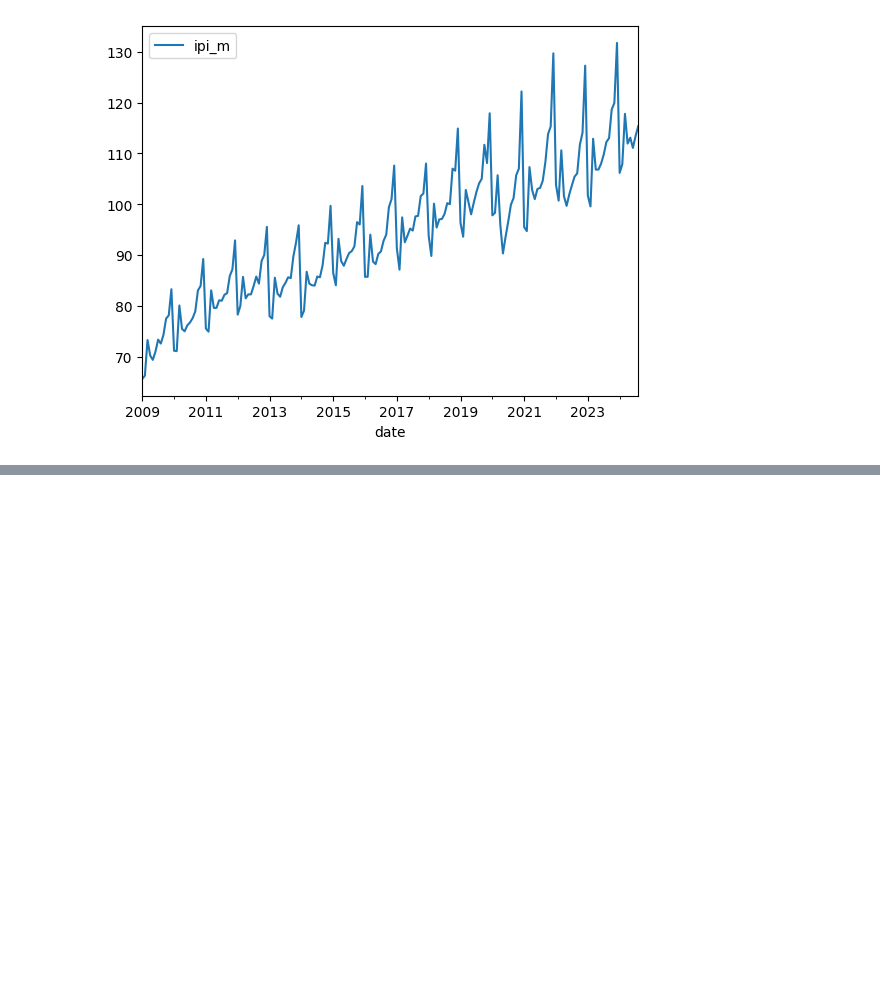
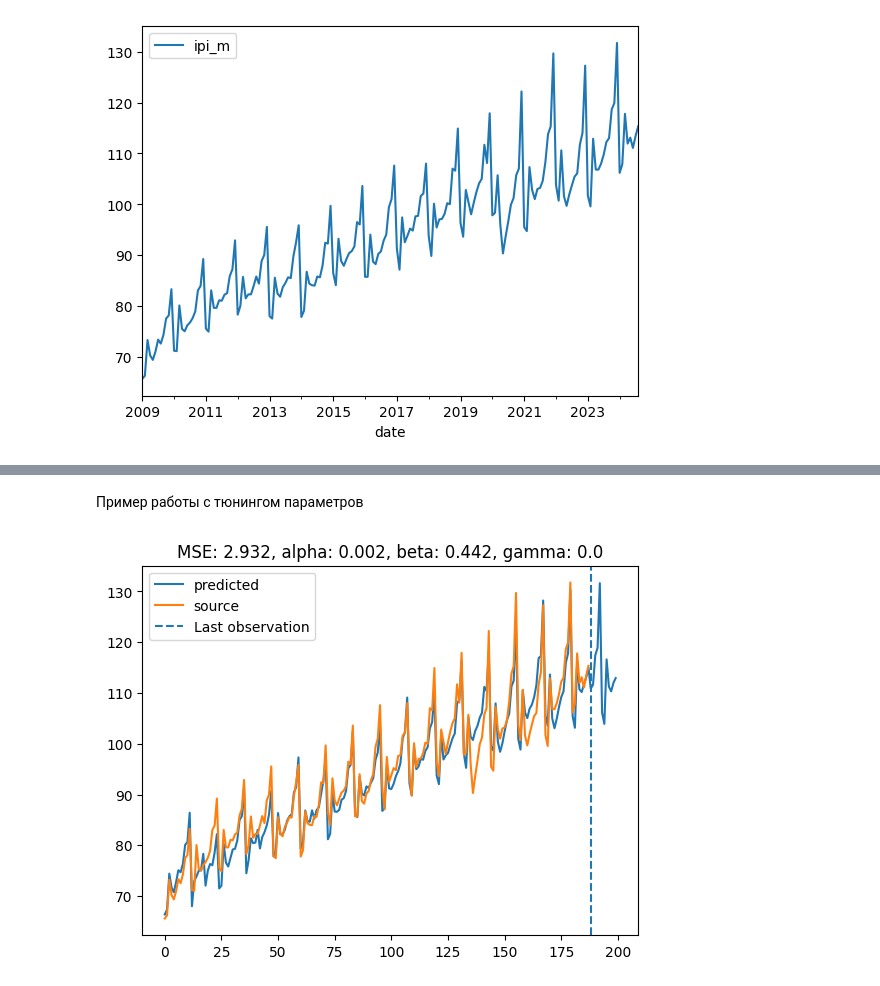
Before and after one commit to KycokOvcharki01/Learning, a Jupyter notebook: ITMO/Курс Математическое Прогнозирование/Лабораторная работа 1/Модель Хольта-Уинтерса.ipynb, the cells around one changed output, grey strips where cells are left out. Cells and saved outputs as stored; diff of their text form; code cells hidden in the pictures; blank space fills up the shorter version.

```diff
--- a/ITMO/Курс Математическое Прогнозирование/Лабораторная работа 1/Модель Хольта-Уинтерса.ipynb
+++ b/ITMO/Курс Математическое Прогнозирование/Лабораторная работа 1/Модель Хольта-Уинтерса.ipynb
@@ -29,0 +290,8 @@ plt.show()
+# %% [markdown]
+Пример работы с тюнингом параметров
+# %%
+model = HoltWiinters(12, 0.001, 0.99, 0.01, 12)
+model.fit_optuna(data, n_trials=2000)
+model.plot()
+# %% [output]
+[figure, added]
```
Also changed, not shown: parts of 9 cells of this notebook, 4 other files.
